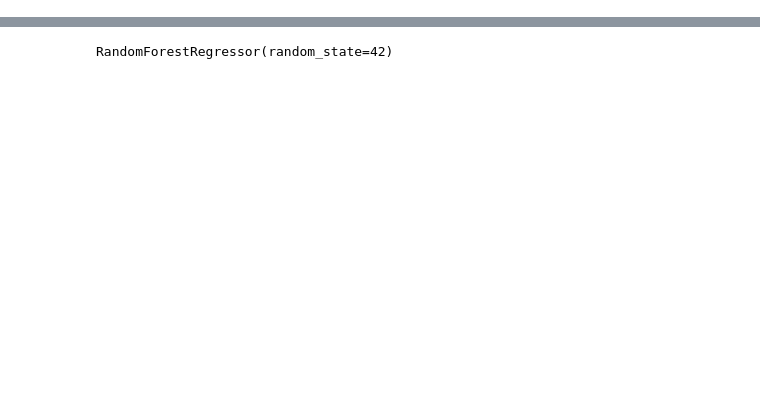
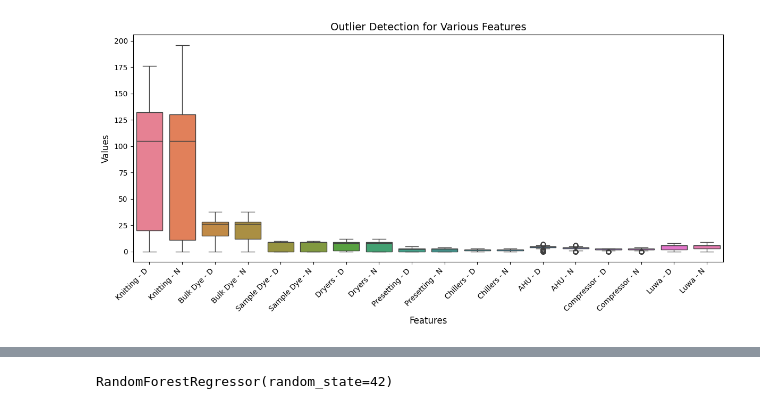
Before and after one commit to IT21254420/MFI-Consumptions, a Jupyter notebook: Consumptions/Steam.ipynb, the cells around one changed output, grey strips where cells are left out. Cells and saved outputs as stored; diff of their text form; code cells hidden in the pictures; blank space fills up the shorter version.

```diff
--- a/Consumptions/Steam.ipynb
+++ b/Consumptions/Steam.ipynb
@@ -38,0 +113,8 @@ data.head()
+# %%
+# Drop unnecessary columns
+
+columns_to_drop = [
+    'Date', 'Electricity (kWh)',
+    'Total Water (Cu.m.)'
+]
+df.drop(columns=columns_to_drop, inplace=True)
@@ -38,0 +154,21 @@ data.head()
+# %%
+# Outlier Detection and Handling
+
+columns_ind = df.iloc[:,:18]
+
+plt.figure(figsize=(12, 6))
+sns.boxplot(data=columns_ind)
+
+# Add title and labels
+
+plt.title("Outlier Detection for Various Features", fontsize=14)
+plt.xticks(rotation=45, ha='right')  # Rotate the x-axis labels for better readability
+plt.xlabel("Features", fontsize=12)
+plt.ylabel("Values", fontsize=12)
+
+# Show the plot
+
+plt.tight_layout()
+plt.show()
+# %% [output]
+[figure, added]
```
Also changed, not shown: parts of 74 cells of this notebook, 7 other files.
